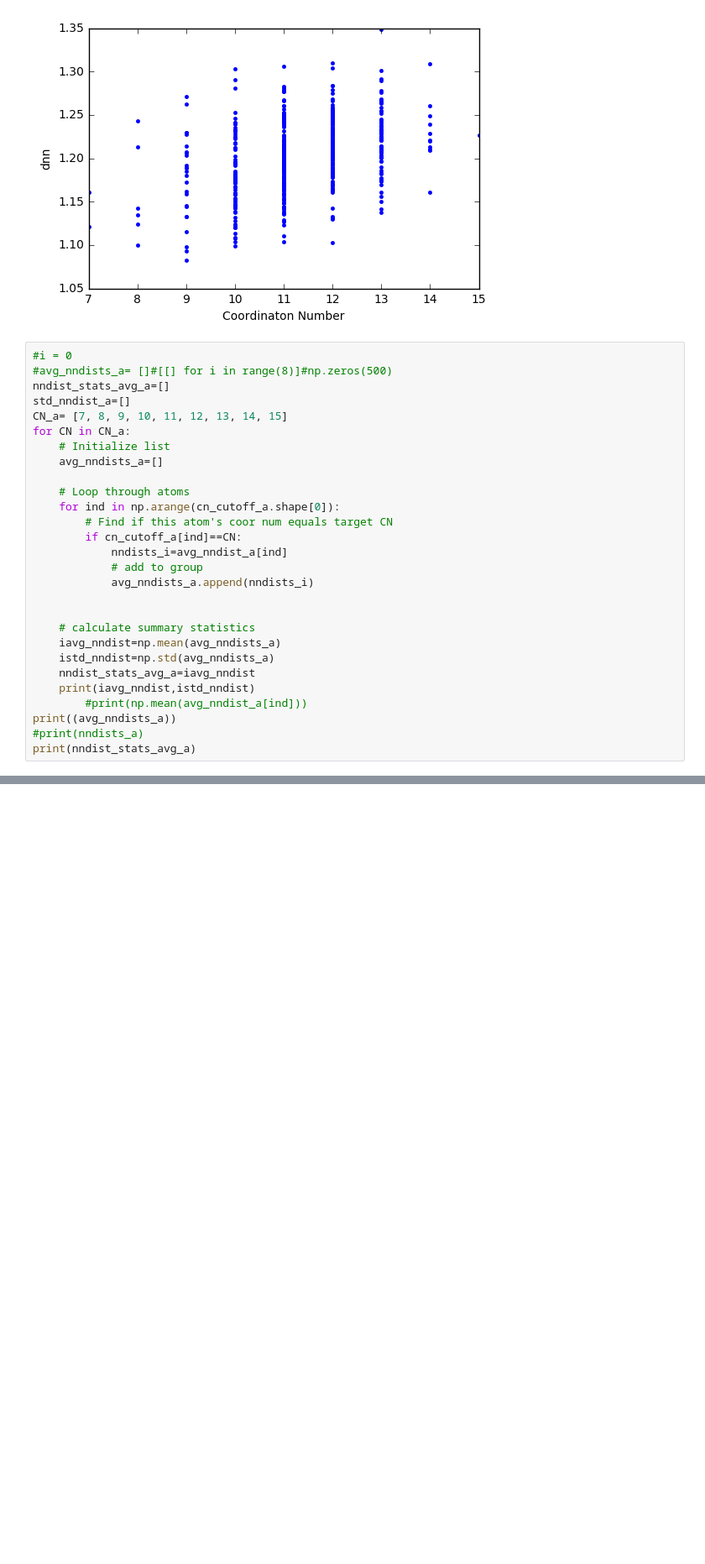
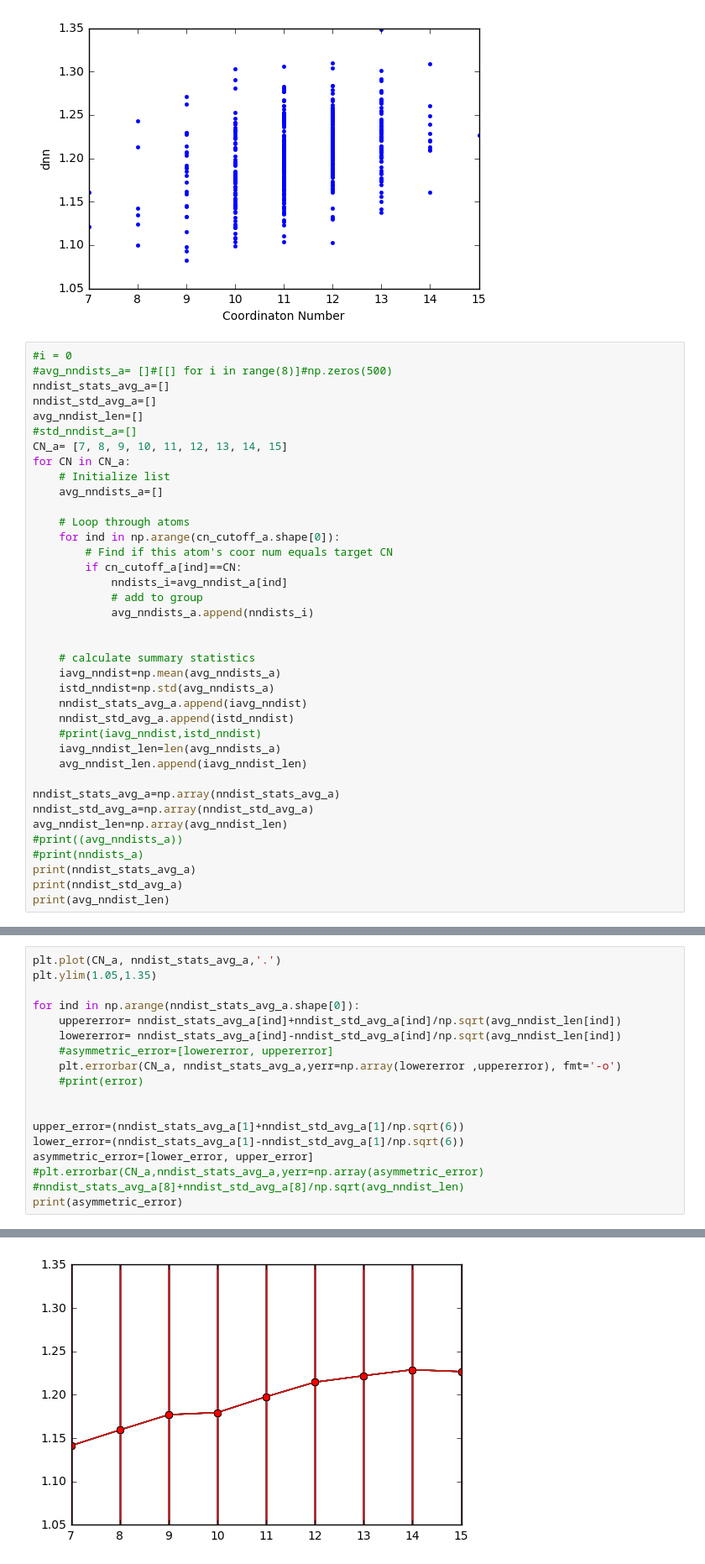
Before and after one commit to AriJoi/Atomic-Bonding, a Jupyter notebook: Local_structure_analysis.ipynb, the cells around one changed output, grey strips where cells are left out. Shown at 84% size. Drawn from its saved outputs; the diff is of its cells as text; blank space fills up the shorter version.

Commit message:
Added best fit line
-added best fit line to avg nndist and CN plot.
-attempted to plot error bars

```diff
--- a/Local_structure_analysis.ipynb
+++ b/Local_structure_analysis.ipynb
@@ -322,7 +322,9 @@ plt.ylabel('dnn')
 #i = 0
 #avg_nndists_a= []#[[] for i in range(8)]#np.zeros(500)
 nndist_stats_avg_a=[]
-std_nndist_a=[]
+nndist_std_avg_a=[]
+avg_nndist_len=[]
+#std_nndist_a=[]
 CN_a= [7, 8, 9, 10, 11, 12, 13, 14, 15]
 for CN in CN_a:
     # Initialize list
@@ -340,10 +342,18 @@ for CN in CN_a:
     # calculate summary statistics
     iavg_nndist=np.mean(avg_nndists_a)
     istd_nndist=np.std(avg_nndists_a)
-    nndist_stats_avg_a=iavg_nndist
-    print(iavg_nndist,istd_nndist)
-        #print(np.mean(avg_nndist_a[ind]))
-print((avg_nndists_a))
+    nndist_stats_avg_a.append(iavg_nndist)
+    nndist_std_avg_a.append(istd_nndist)
+    #print(iavg_nndist,istd_nndist)
+    iavg_nndist_len=len(avg_nndists_a)
+    avg_nndist_len.append(iavg_nndist_len)
+
+nndist_stats_avg_a=np.array(nndist_stats_avg_a)
+nndist_std_avg_a=np.array(nndist_std_avg_a)
+avg_nndist_len=np.array(avg_nndist_len)
+#print((avg_nndists_a))
 #print(nndists_a)
 print(nndist_stats_avg_a)
+print(nndist_std_avg_a)
+print(avg_nndist_len)
 # %% [output]
@@ -368,0 +365,19 @@ plt.ylim(1.05,1.35)
+# %%
+plt.plot(CN_a, nndist_stats_avg_a,'.')
+plt.ylim(1.05,1.35)
+
+for ind in np.arange(nndist_stats_avg_a.shape[0]):
+    uppererror= nndist_stats_avg_a[ind]+nndist_std_avg_a[ind]/np.sqrt(avg_nndist_len[ind])
+    lowererror= nndist_stats_avg_a[ind]-nndist_std_avg_a[ind]/np.sqrt(avg_nndist_len[ind])
+    #asymmetric_error=[lowererror, uppererror]
+    plt.errorbar(CN_a, nndist_stats_avg_a,yerr=np.array(lowererror ,uppererror), fmt='-o')
+    #print(error)
+
+
+upper_error=(nndist_stats_avg_a[1]+nndist_std_avg_a[1]/np.sqrt(6))
+lower_error=(nndist_stats_avg_a[1]-nndist_std_avg_a[1]/np.sqrt(6))
+asymmetric_error=[lower_error, upper_error]
+#plt.errorbar(CN_a,nndist_stats_avg_a,yerr=np.array(asymmetric_error)
+#nndist_stats_avg_a[8]+nndist_std_avg_a[8]/np.sqrt(avg_nndist_len)
+print(asymmetric_error)
+# %% [output]
@@ -368,0 +385 @@ plt.ylim(1.05,1.35)
+[figure, added]
```
Also changed, not shown: parts of 7 cells of this notebook.
